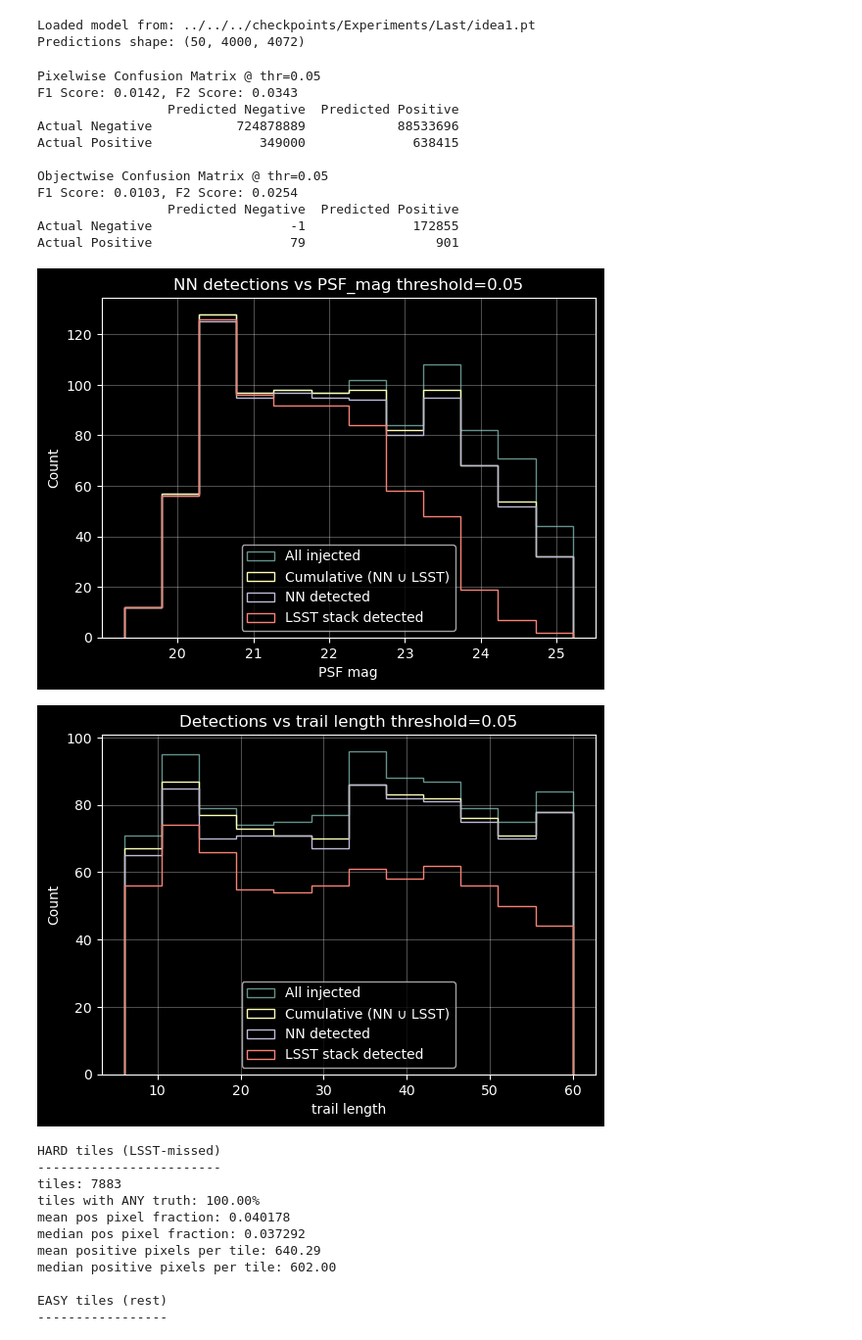
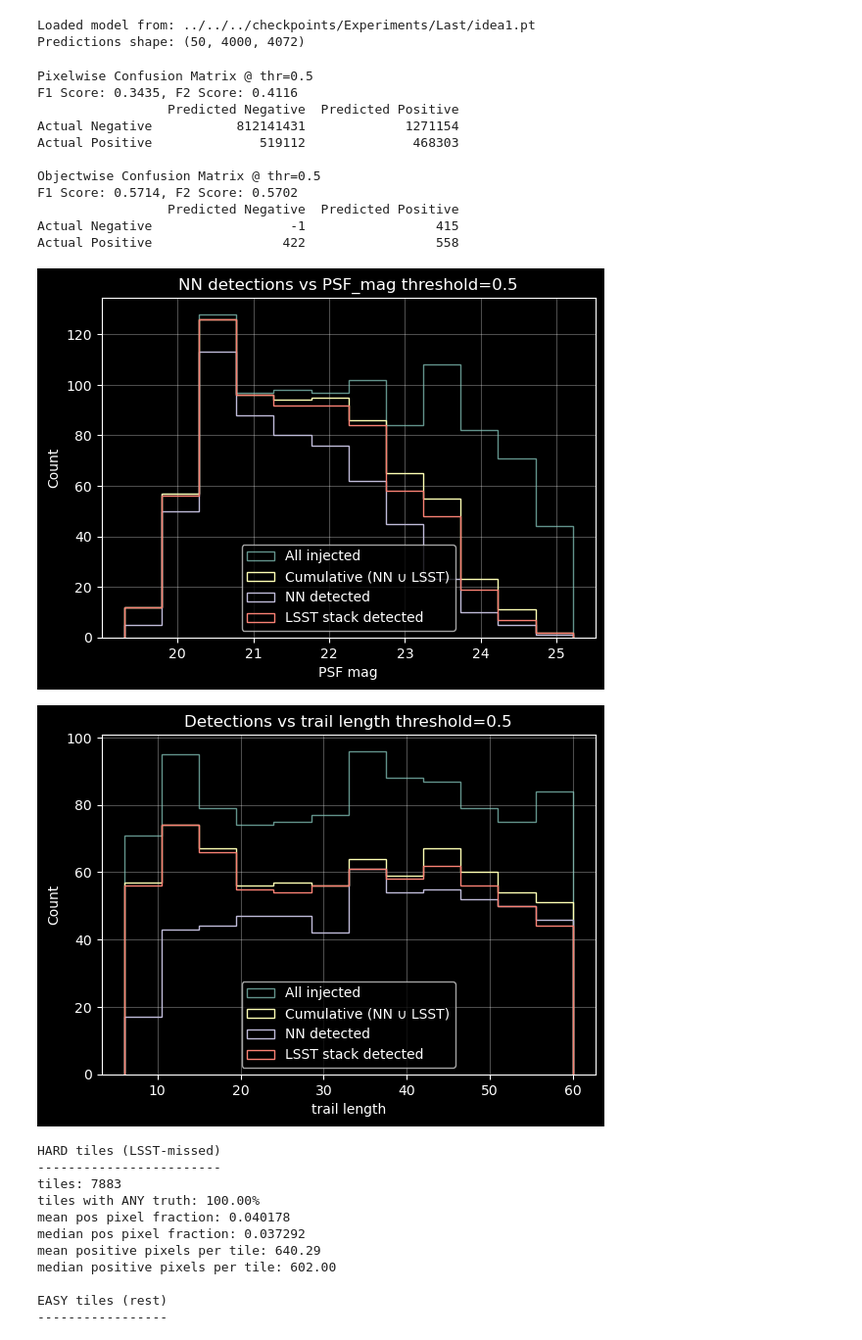
Before and after one commit to dirac-institute/Asteroid_detection_CNN, a Jupyter notebook: Notebooks/Redundant/Experiments/Model_experiments.ipynb, the cells around one changed output. Shown at 98% size. Saved outputs shown, nothing was run; the diff lists cells and outputs as text; code cells hidden in the pictures.

```diff
--- a/Notebooks/Redundant/Experiments/Model_experiments.ipynb
+++ b/Notebooks/Redundant/Experiments/Model_experiments.ipynb
@@ -767,21 +767,21 @@ print("Predictions shape:", p_1.shape)
 Loaded model from: ../../../checkpoints/Experiments/Last/idea1.pt
 Predictions shape: (50, 4000, 4072)
 # %%
-results_baseline, cat_baseline = evaluate_model_on_catalog(test_catalog, p_1, gt_test, threshold=0.05)
+results_baseline, cat_baseline = evaluate_model_on_catalog(test_catalog, p_1, gt_test, threshold=0.5)
 # %% [output]
-Pixelwise Confusion Matrix @ thr=0.05
-F1 Score: 0.0142, F2 Score: 0.0343
+Pixelwise Confusion Matrix @ thr=0.5
+F1 Score: 0.3435, F2 Score: 0.4116
                  Predicted Negative  Predicted Positive
-Actual Negative           724878889            88533696
-Actual Positive              349000              638415
+Actual Negative           812141431             1271154
+Actual Positive              519112              468303
 
-Objectwise Confusion Matrix @ thr=0.05
-F1 Score: 0.0103, F2 Score: 0.0254
+Objectwise Confusion Matrix @ thr=0.5
+F1 Score: 0.5714, F2 Score: 0.5702
                  Predicted Negative  Predicted Positive
-Actual Negative                  -1              172855
-Actual Positive                  79                 901
+Actual Negative                  -1                 415
+Actual Positive                 422                 558
-[figure, old version]
+[figure, new version]
-[figure, old version]
+[figure, new version]
 # %%
 # hard tiles in base index space (already truth-filtered correctly)
 hard_base = np.asarray(hard_base_kept, dtype=np.int64)
```
Also changed, not shown: parts of 1 cell of this notebook, 1 other file.
